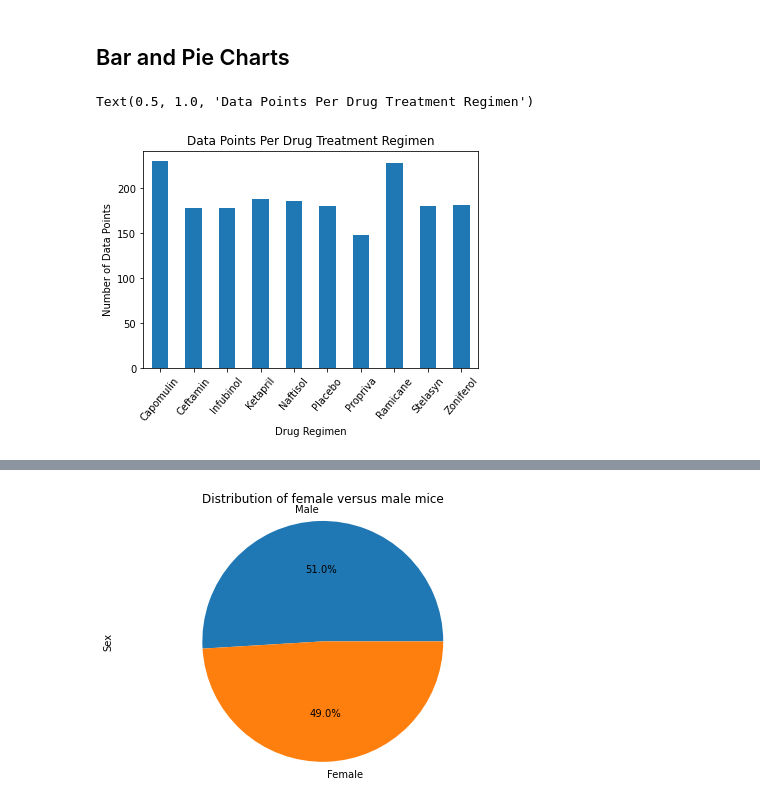
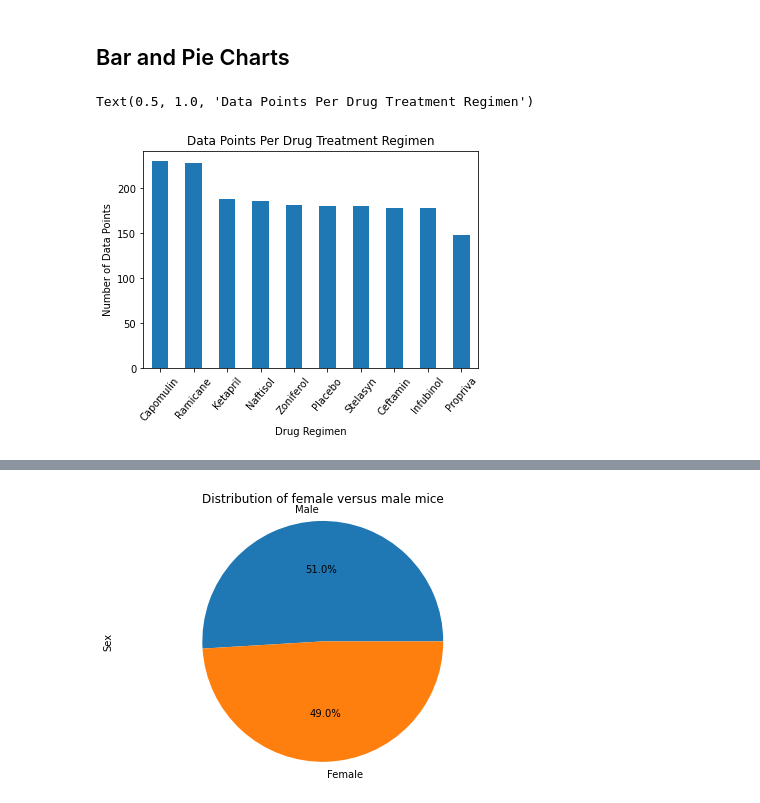
Before and after one commit to CindyBrady/BCS_Classwork_Matplotlib, a Jupyter notebook: Pymaceuticals/pymaceuticals_starter.ipynb, the cells around one changed output, grey strips where cells are left out. Saved outputs shown, nothing was run; the diff lists cells and outputs as text; code cells hidden in the pictures.

```diff
--- a/Pymaceuticals/pymaceuticals_starter.ipynb
+++ b/Pymaceuticals/pymaceuticals_starter.ipynb
@@ -151,15 +151,15 @@ clean_data.groupby('Drug Regimen').aggregate(['min', np.median, max])
 # %%
 # Generate a bar plot showing the total number of unique mice tested on each drug regimen using pandas.
 datapts2 = clean_data.groupby("Drug Regimen").count()['Tumor Volume (mm3)']
 forpanbar = pd.DataFrame(datapts2)
 
-also = forpanbar.plot.bar(legend=False,rot=50)
+also = forpanbar.sort_values(by='Tumor Volume (mm3)',ascending=False).plot.bar(legend=False,rot=50)
 also
 plt.ylabel("Number of Data Points")
 plt.title("Data Points Per Drug Treatment Regimen")
 # %% [output]
 Text(0.5, 1.0, 'Data Points Per Drug Treatment Regimen')
-[figure, old version]
+[figure, new version]
 # %%
 # Generate a bar plot showing the total number of unique mice tested on each drug regimen using pyplot.
 
```
Also changed, not shown: parts of 1 cell of this notebook.
